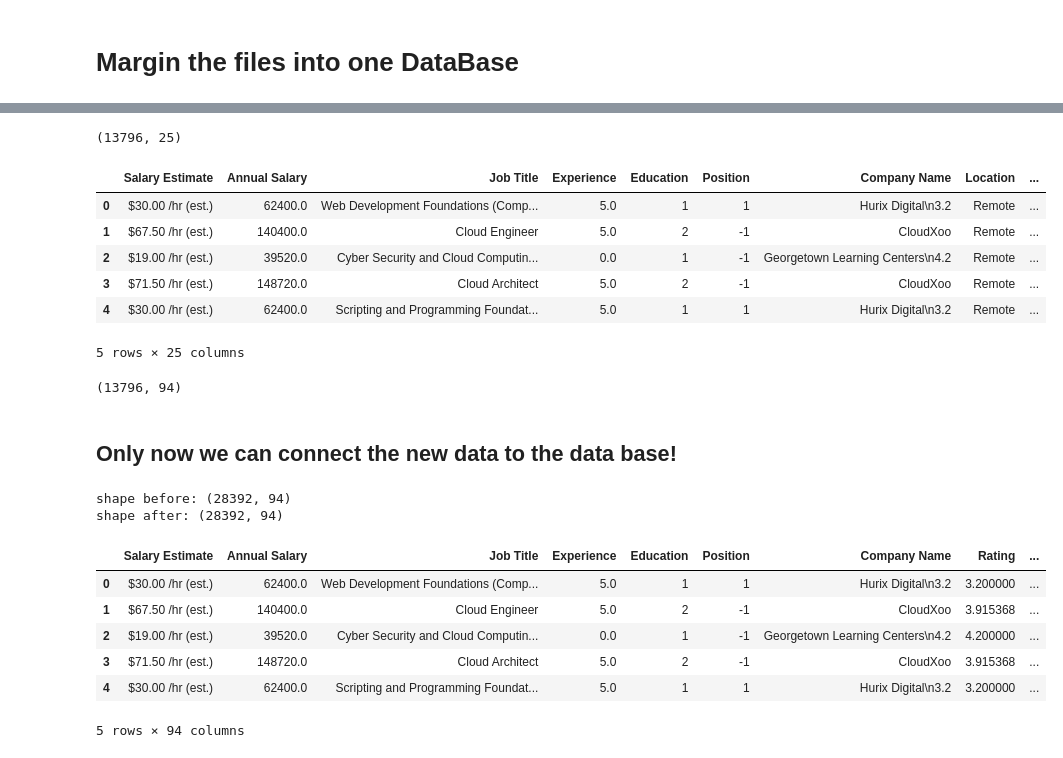
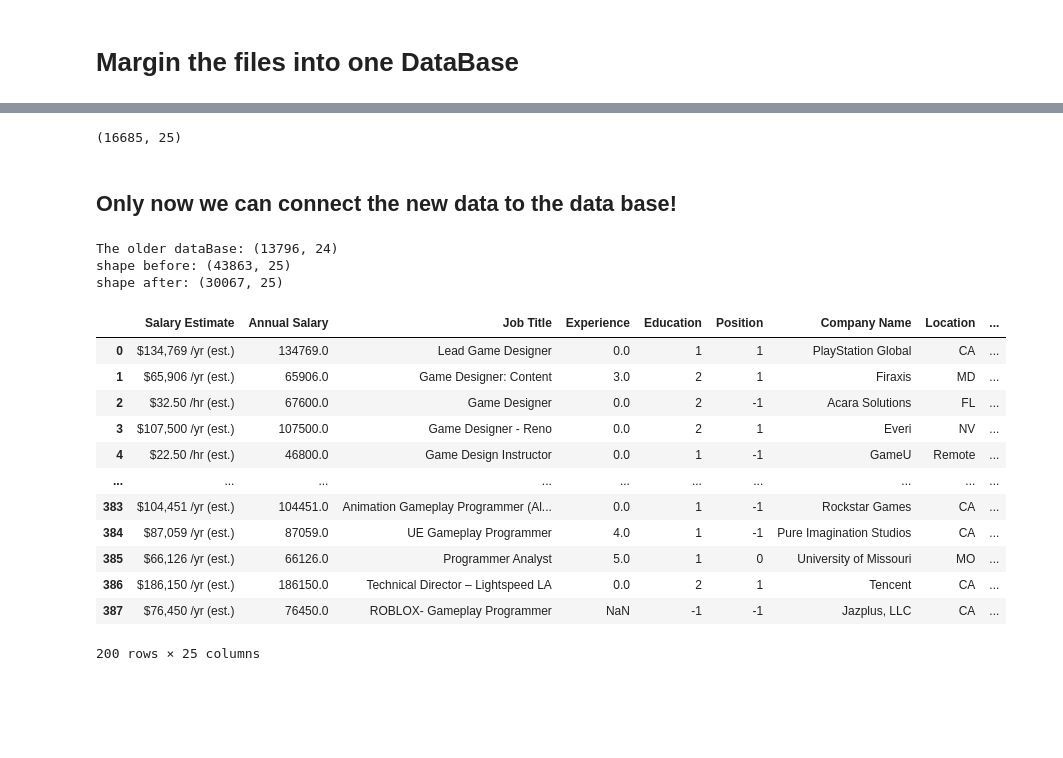
Before and after one commit to avichai504/Salary_Prediction_Project, a Jupyter notebook: Marge_Files.ipynb, the cells around one changed output, grey strips where cells are left out. Saved outputs shown, nothing was run; the diff lists cells and outputs as text; code cells hidden in the pictures; blank space fills up the shorter version.

```diff
--- a/Marge_Files.ipynb
+++ b/Marge_Files.ipynb
@@ -35,5 +29,5 @@ After dropping all duplicates: (1103, 23)
 # %%
-name_of_job = 'data scientist'
+name_of_job = 'machine learning'
 path_to_folder = f"data files/{name_of_job}/raw data"
-df_DS = Data_Cleaning.merge_csv_files_in_folder(path_to_folder)
+df_ML = Data_Cleaning.merge_csv_files_in_folder(path_to_folder)
 # %% [output]
@@ -78,8 +53,7 @@ Index(['Salary Estimate', 'Annual Salary', 'Job Title', 'Experience',
 - Adding 'one hot encoding' for specific columns ONLY after marge!
 # %%
 # Adding 'Scale' columns
-job_list = [df_GD, df_DS, df_SE, df_QA]
-list_location = ['Remote', 'United State', 'Michigan', 'Pennsylvania', 'Colorado']
+job_list = [df_GD, df_ML, df_SE, df_QA]
 
 for job in job_list:
     Data_Cleaning.preprocess_scaling(job)
@@ -98,11 +81,9 @@ for job in job_list:
 # %% [markdown]
 # Margin the files into one DataBase
 # %%
-
-jobs_to_connect = [df_SE, df_GD, df_QA, df_DS]
-jobs = pd.concat(jobs_to_connect)
+jobs = pd.concat(job_list)
 print(f"shape before: {jobs.shape}")
 jobs.drop_duplicates(keep='first', inplace=True)
 print(f"shape after: {jobs.shape}")
-jobs.head()
+jobs.head(100)
 # %% [output]
@@ -118,12 +104,0 @@ shape after: (13796, 25)
-# %%
-print(jobs.shape)
-jobs.head()
-# %% [output]
-(13796, 25)
-|  | Salary Estimate | Annual Salary | Job Title | Experience | Education | Position | Company Name | Location | ... |
-| 0 | $30.00 /hr (est.) | 62400.0 | Web Development Foundations (Comp... | 5.0 | 1 | 1 | Hurix Digital\n3.2 | Remote | ... |
-| 1 | $67.50 /hr (est.) | 140400.0 | Cloud Engineer | 5.0 | 2 | -1 | CloudXoo | Remote | ... |
-| 2 | $19.00 /hr (est.) | 39520.0 | Cyber Security and Cloud Computin... | 0.0 | 1 | -1 | Georgetown Learning Centers\n4.2 | Remote | ... |
-| 3 | $71.50 /hr (est.) | 148720.0 | Cloud Architect | 5.0 | 2 | -1 | CloudXoo | Remote | ... |
-| 4 | $30.00 /hr (est.) | 62400.0 | Scripting and Programming Foundat... | 5.0 | 1 | 1 | Hurix Digital\n3.2 | Remote | ... |
-5 rows × 25 columns
@@ -132,30 +105,38 @@ jobs.to_csv('DataBase_noEncoding_var1.csv', index=False)
 # %%
 # Adding 'one hot encoding' for specific columns
 
-columns = ['Time Unit', 'Type of Ownership', 'Location']  # for one-hot encoding
-jobs = Data_Cleaning.one_hot_encoding(jobs, columns)
-
+# columns = ['Time Unit', 'Type of Ownership', 'Location']  # for one-hot encoding
+# jobs = Data_Cleaning.one_hot_encoding(jobs, columns)
+#
 jobs.shape
 # %% [output]
-(13796, 94)
+(16685, 25)
 # %% [markdown]
 ## Only now we can connect the new data to the data base!
 # %%
 dataBase = pd.read_csv('DataBaseVar/DataBase_var1.csv', index_col=0)
+print(f"The older dataBase: {dataBase.shape}")
 jobs = pd.concat([jobs, dataBase])
 print(f"shape before: {jobs.shape}")
 jobs.drop_duplicates(keep='first', inplace=True)
 print(f"shape after: {jobs.shape}")
-jobs.head()
+jobs.head(200)
 # %% [output]
-shape before: (28392, 94)
-shape after: (28392, 94)
+The older dataBase: (13796, 24)
+shape before: (43863, 25)
+shape after: (30067, 25)
-|  | Salary Estimate | Annual Salary | Job Title | Experience | Education | Position | Company Name | Rating | ... |
-| 0 | $30.00 /hr (est.) | 62400.0 | Web Development Foundations (Comp... | 5.0 | 1 | 1 | Hurix Digital\n3.2 | 3.200000 | ... |
-| 1 | $67.50 /hr (est.) | 140400.0 | Cloud Engineer | 5.0 | 2 | -1 | CloudXoo | 3.915368 | ... |
-| 2 | $19.00 /hr (est.) | 39520.0 | Cyber Security and Cloud Computin... | 0.0 | 1 | -1 | Georgetown Learning Centers\n4.2 | 4.200000 | ... |
-| 3 | $71.50 /hr (est.) | 148720.0 | Cloud Architect | 5.0 | 2 | -1 | CloudXoo | 3.915368 | ... |
-| 4 | $30.00 /hr (est.) | 62400.0 | Scripting and Programming Foundat... | 5.0 | 1 | 1 | Hurix Digital\n3.2 | 3.200000 | ... |
+|  | Salary Estimate | Annual Salary | Job Title | Experience | Education | Position | Company Name | Location | ... |
+| 0 | $134,769 /yr (est.) | 134769.0 | Lead Game Designer | 0.0 | 1 | 1 | PlayStation Global | CA | ... |
+| 1 | $65,906 /yr (est.) | 65906.0 | Game Designer: Content | 3.0 | 2 | 1 | Firaxis | MD | ... |
+| 2 | $32.50 /hr (est.) | 67600.0 | Game Designer | 0.0 | 2 | -1 | Acara Solutions | FL | ... |
+| 3 | $107,500 /yr (est.) | 107500.0 | Game Designer - Reno | 0.0 | 2 | 1 | Everi | NV | ... |
+| 4 | $22.50 /hr (est.) | 46800.0 | Game Design Instructor | 0.0 | 1 | -1 | GameU | Remote | ... |
+| ... | ... | ... | ... | ... | ... | ... | ... | ... | ... |
+| 383 | $104,451 /yr (est.) | 104451.0 | Animation Gameplay Programmer (Al... | 0.0 | 1 | -1 | Rockstar Games | CA | ... |
+| 384 | $87,059 /yr (est.) | 87059.0 | UE Gameplay Programmer | 4.0 | 1 | -1 | Pure Imagination Studios | CA | ... |
+| 385 | $66,126 /yr (est.) | 66126.0 | Programmer Analyst | 5.0 | 1 | 0 | University of Missouri | MO | ... |
+| 386 | $186,150 /yr (est.) | 186150.0 | Technical Director – Lightspeed LA | 0.0 | 2 | 1 | Tencent | CA | ... |
+| 387 | $76,450 /yr (est.) | 76450.0 | ROBLOX- Gameplay Programmer | NaN | -1 | -1 | Jazplus, LLC | CA | ... |
-5 rows × 94 columns
+200 rows × 25 columns
 # %%
 jobs.to_csv('DataBase_var2.csv',index=False)
```
Also changed, not shown: parts of 9 cells of this notebook, 6 other files.
